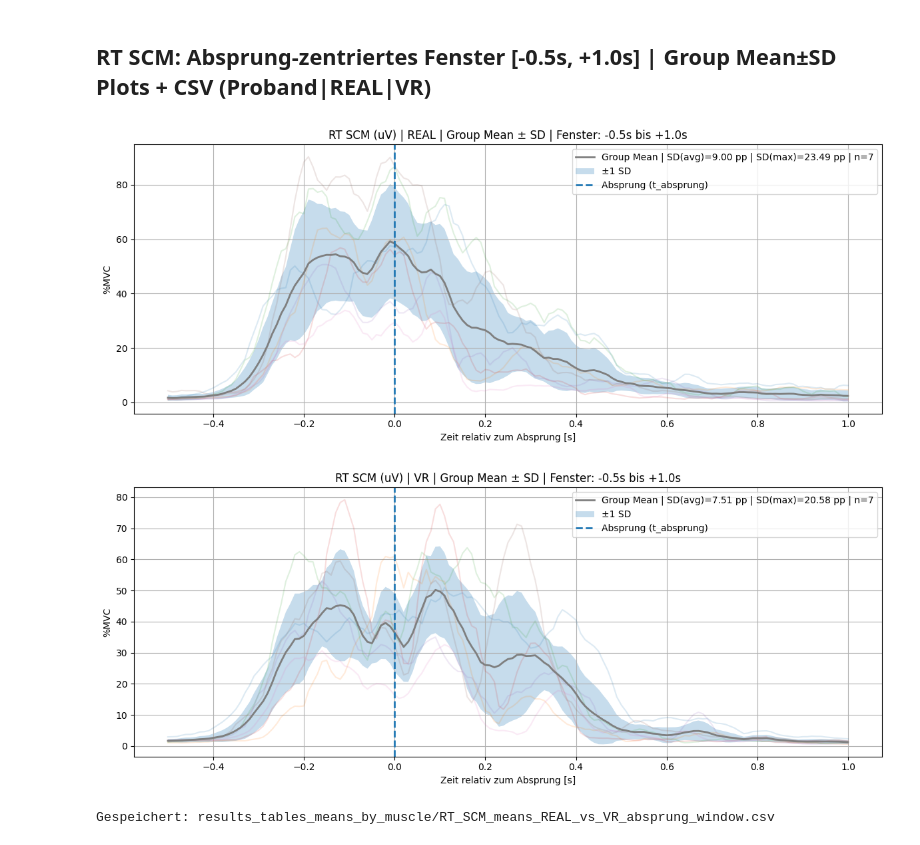
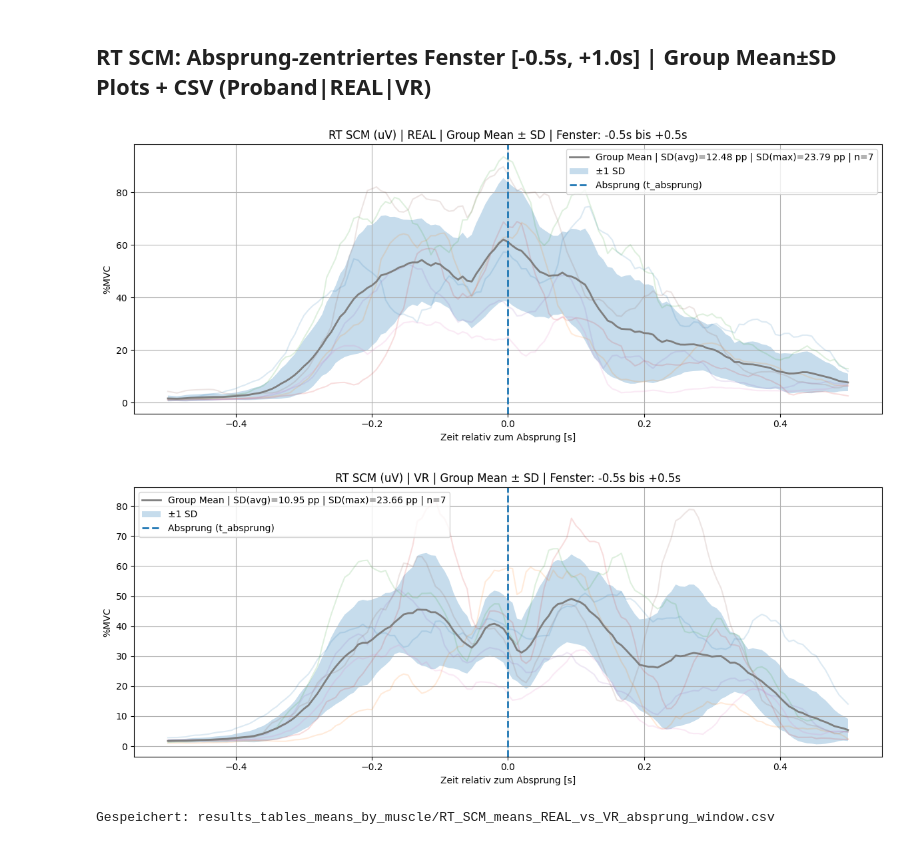
Before and after one commit to TillSchroeter/BA_Project, a Jupyter notebook: main_EMG.ipynb, the cells around one changed output. Saved outputs shown, nothing was run; the diff lists cells and outputs as text; code cells hidden in the pictures.

```diff
--- a/main_EMG.ipynb
+++ b/main_EMG.ipynb
@@ -1270,7 +1270,7 @@ MUSCLE_SCM = "RT SCM (uV)"
 
 # Fenster um Absprung:
 WINDOW_PRE  = 0.5   # s vor Absprung
-WINDOW_POST = 1.0   # s nach Absprung
+WINDOW_POST = 0.5   # s nach Absprung
 N_POINTS = 151      # Resampling Punkte fürs Fenster
 
 # gleiche Excludes wie vorher (betrifft SCM normalerweise nicht, bleibt aber als Safety)
@@ -1418,33 +1418,33 @@ for cond in ["REAL", "VR"]:
         label=f"Group Mean | SD(avg)={sd_mean_pp:.2f} pp | SD(max)={sd_max_pp:.2f} pp | n={Y.shape[0]}"
     )
     plt.fill_between(x_win, group_mean - group_sd, group_mean + group_sd, alpha=0.25, label="±1 SD")
     plt.axvline(0, linestyle="--", linewidth=2, label="Absprung (t_absprung)")
 
     plt.title(f"{MUSCLE_SCM} | {cond} | Group Mean ± SD | Fenster: -{WINDOW_PRE}s bis +{WINDOW_POST}s")
     plt.xlabel("Zeit relativ zum Absprung [s]")
     plt.ylabel("%MVC" if OUT_SUFFIX else "EMG RMS")
     plt.grid(True)
     plt.legend()
     plt.tight_layout()
     plt.show()
 
 # --------- CSV: Layout wie Bild (Proband | REAL | VR) ----------
 OUT_DIR = "results_tables_means_by_muscle"
 os.makedirs(OUT_DIR, exist_ok=True)
 
 rows = []
 for participant in participants:
     rows.append({
         "Proband": participant,
         "REAL": scalar_means[participant]["REAL"],
         "VR":   scalar_means[participant]["VR"],
     })
 
 df_out = pd.DataFrame(rows)
 out_path = os.path.join(OUT_DIR, "RT_SCM_means_REAL_vs_VR_absprung_window.csv")
 df_out.to_csv(out_path, sep=";", index=False)
 print("Gespeichert:", out_path)
 # %% [output]
-[figure, old version]
+[figure, new version]
-[figure, old version]
+[figure, new version]
 Gespeichert: results_tables_means_by_muscle/RT_SCM_means_REAL_vs_VR_absprung_window.csv
```
Also changed, not shown: parts of 1 cell of this notebook, 8 other files.
